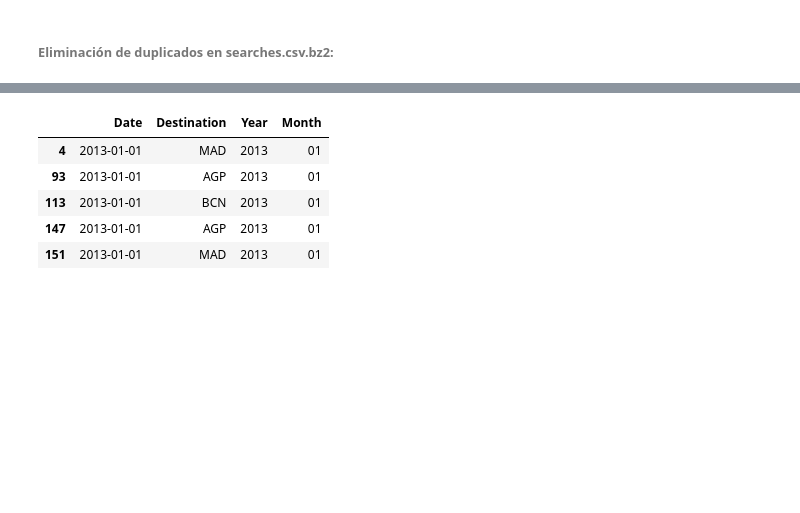
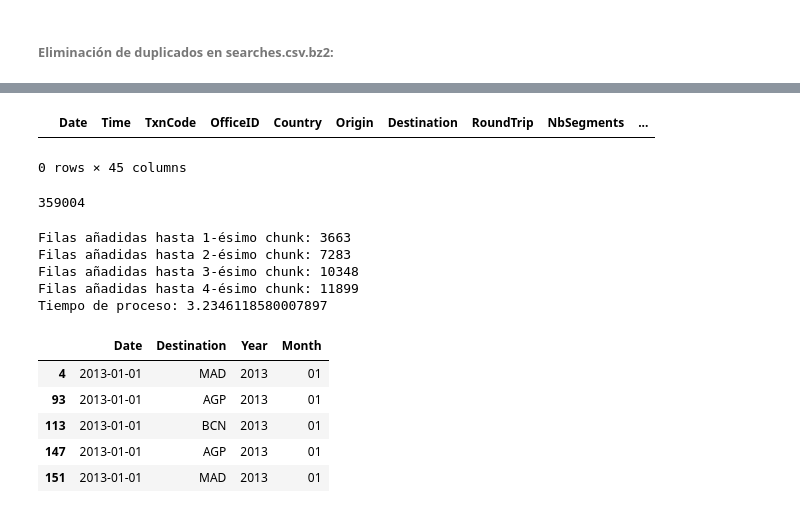
Before and after one commit to bdeotto/reto_Amadeus, a Jupyter notebook: reto_Amadeus.ipynb, the cells around one changed output, grey strips where cells are left out. Drawn from its saved outputs; the diff is of its cells as text; code cells hidden in the pictures; blank space fills up the shorter version.

```diff
--- a/reto_Amadeus.ipynb
+++ b/reto_Amadeus.ipynb
@@ -955,0 +977,7 @@ df_searches_sample_rduced.shape: (335, 45)
+# %%
+# Inspección:
+
+globals()['dfc'+str(4)].head() # Primer dfc que no aporta filas nuevas
+# %% [output]
+|  | Date | Time | TxnCode | OfficeID | Country | Origin | Destination | RoundTrip | NbSegments | ... |
+0 rows × 45 columns
@@ -956 +992,38 @@ df_searches_sample_rduced.shape: (335, 45)
+# %%
+# Inspección:
+# Path para searches_clean en primera celda.
+
+reader=pd.read_csv(path_searches_clean,compression='bz2',iterator=True,\
+                   sep='^',chunksize=huge_chk)
+len_dfc_T=0
+for i, df in enumerate(reader):
+    len_dfc_T+=len(df)
+len_dfc_T
+# %% [output]
+359004
+# %%
+# Para reconstruir el dataframe searches solo con filas y columnas relevantes para el ejercicio 3:
+# Path para searches_clean en primera celda.
+
+t_0=time.process_time()
+
+rlvnt_cols=['Date','Destination']
+rlvnt_rows=['AGP','MAD','BCN'] # Aeropuertos de destino relevantes
+
+reader=pd.read_csv(path_searches_clean,compression='bz2',iterator=True,\
+                   sep='^',chunksize=huge_chk,usecols=rlvnt_cols)
+df_se_cln_rdz=pd.DataFrame()
+for i, df in enumerate(reader):
+    df_mini=df[df['Destination'].isin(rlvnt_rows)]
+    df_se_cln_rdz=df_se_cln_rdz.append(df_mini)
+    print (f'Filas añadidas hasta {i+1}-ésimo chunk: {len(df_se_cln_rdz)}')
+
+tempus=time.process_time()-t_0
+print (f'Tiempo de proceso: {tempus}')
+# %% [output]
+Filas añadidas hasta 1-ésimo chunk: 3663
+Filas añadidas hasta 2-ésimo chunk: 7283
+Filas añadidas hasta 3-ésimo chunk: 10348
+Filas añadidas hasta 4-ésimo chunk: 11899
+Tiempo de proceso: 3.2346118580007897
 # %%
```
Also changed, not shown: parts of 27 cells of this notebook, 2 other files.
